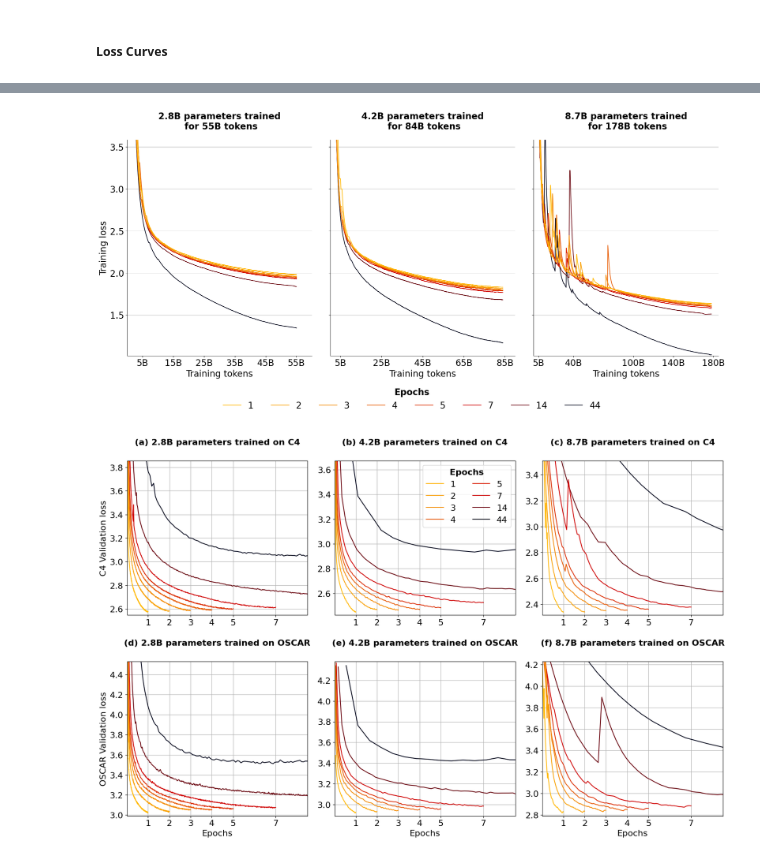
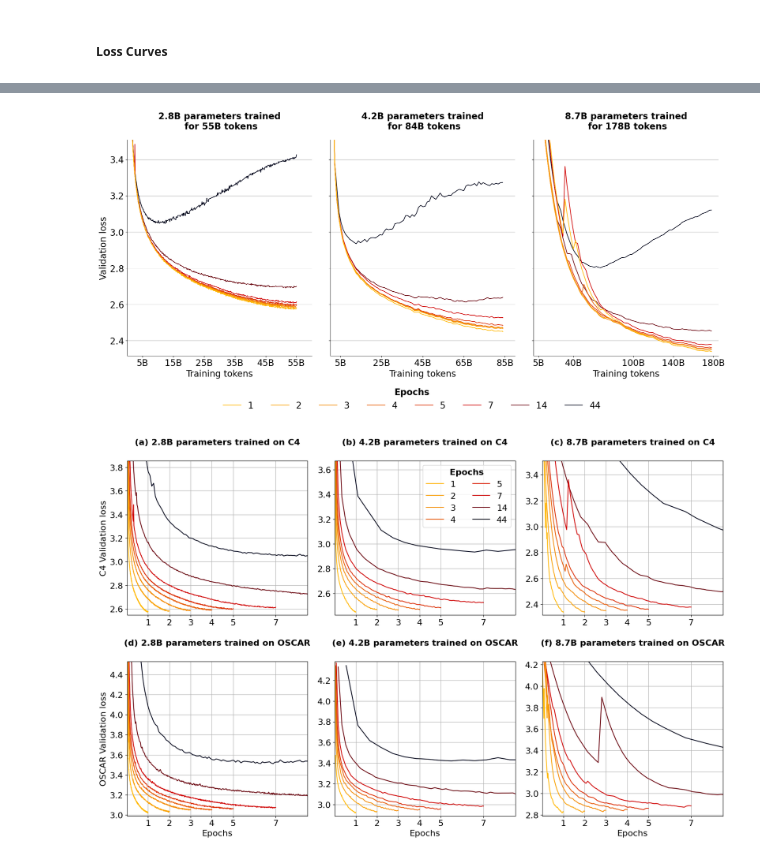
Before and after one commit to huggingface/datablations, a Jupyter notebook: plotstables/isoflops_training.ipynb, the cells around one changed output, grey strips where cells are left out. Drawn from its saved outputs; the diff is of its cells as text; code cells hidden in the pictures.

Commit message:
Remove savgol & add guesstimated c4 val multiplier

```diff
--- a/plotstables/isoflops_training.ipynb
+++ b/plotstables/isoflops_training.ipynb
@@ -18,6 +18,4 @@ TensorBoard version:  2.12.2
 # %%
-from scipy.signal import savgol_filter
-
 from typing import List
 import os
 
@@ -104,7 +102,7 @@ MODEL_TO_ID_2OSCAR = {
 }
 
 #### Select validation or training loss ###
-LOSS = "training"#"validation" # training
+LOSS = "validation" # "training"
 
 def get_data(model, model_id):
     # For the first time download & filter it into a csv; then upload the csc to save time
@@ -144,11 +142,9 @@ def get_data_csv(model, model_id, smooth_data=False):
     if LOSS == "training":
         df['value'] = smooth(df["value"].values.tolist(), weight=0.999)
     elif smooth_data:
-        df[["value"]] = df[["value"]].apply(savgol_filter,  window_length=3, polyorder=2)
         df['value'] = smooth(df["value"].values.tolist(), weight=0.85)
     return df.step.values, df.value.values
 
-#"""
 if False:
     data_2c4 = []
     for model, model_id in MODEL_TO_ID_2C4.items():
@@ -184,7 +180,7 @@ else:
     for model, model_id in MODEL_TO_ID_4OSCAR.items():
 
         data_4oscar.append(get_data_csv(model, model_id))
-#"""
+
 if False:
     data_8c4 = []
     for model, model_id in MODEL_TO_ID_8C4.items():
@@ -370,9 +366,11 @@ axes = axes.flatten()
 
 
 ### Select C4 / OSCAR ###
-DATASET = "oscar"#"oscar" # oscar
+DATASET = "c4" # "oscar"
 if (LOSS == "training") and (DATASET == "oscar"):
     MAX_MULT = 3.5
+elif LOSS == "training":
+    MAX_MULT = 2.5
 else:
     MAX_MULT = 1.5
 
@@ -416,37 +414,36 @@ for (i, models, data, ticks, ticks_str) in GROUPS:
 
     axes[i].tick_params(axis='both', which='major', labelsize=FONTSIZE)
 
-    #if i > 2:
     axes[i].set_xlabel("Training tokens", fontsize=FONTSIZE)
     if i == 0:
         axes[i].set_ylabel(f"{LOSS.capitalize()} loss", fontsize=FONTSIZE)
     if i == 3:
         axes[i].set_ylabel("OSCAR Validation loss", fontsize=FONTSIZE)
 
     axes[i].set_title(IDX_TO_TILE[i], fontsize=FONTSIZE, fontweight="bold", pad=24)
 
 handles, labels = axes[0].get_legend_handles_labels()
 
 fig.legend(
     handles[::-1],
     labels[::-1],
     frameon=False,
     fontsize=FONTSIZE,
     #ncol=8,
     #loc=(0, 1.2),
     ncol=8,
     title="Epochs",
     title_fontproperties={'weight': 'bold', "size": FONTSIZE},
     loc="lower center",
 )
 
 plt.subplots_adjust(wspace=0.1, bottom=0.2)
 
 
 plt.savefig(f'{LOSS}_{DATASET}.pdf', dpi=300, bbox_inches='tight')
 plt.show()
 # %% [output]
-[figure, old version]
+[figure, new version]
 # %%
 import pandas as pd
 import matplotlib.pyplot as plt
```
Also changed, not shown: parts of 3 cells of this notebook.
